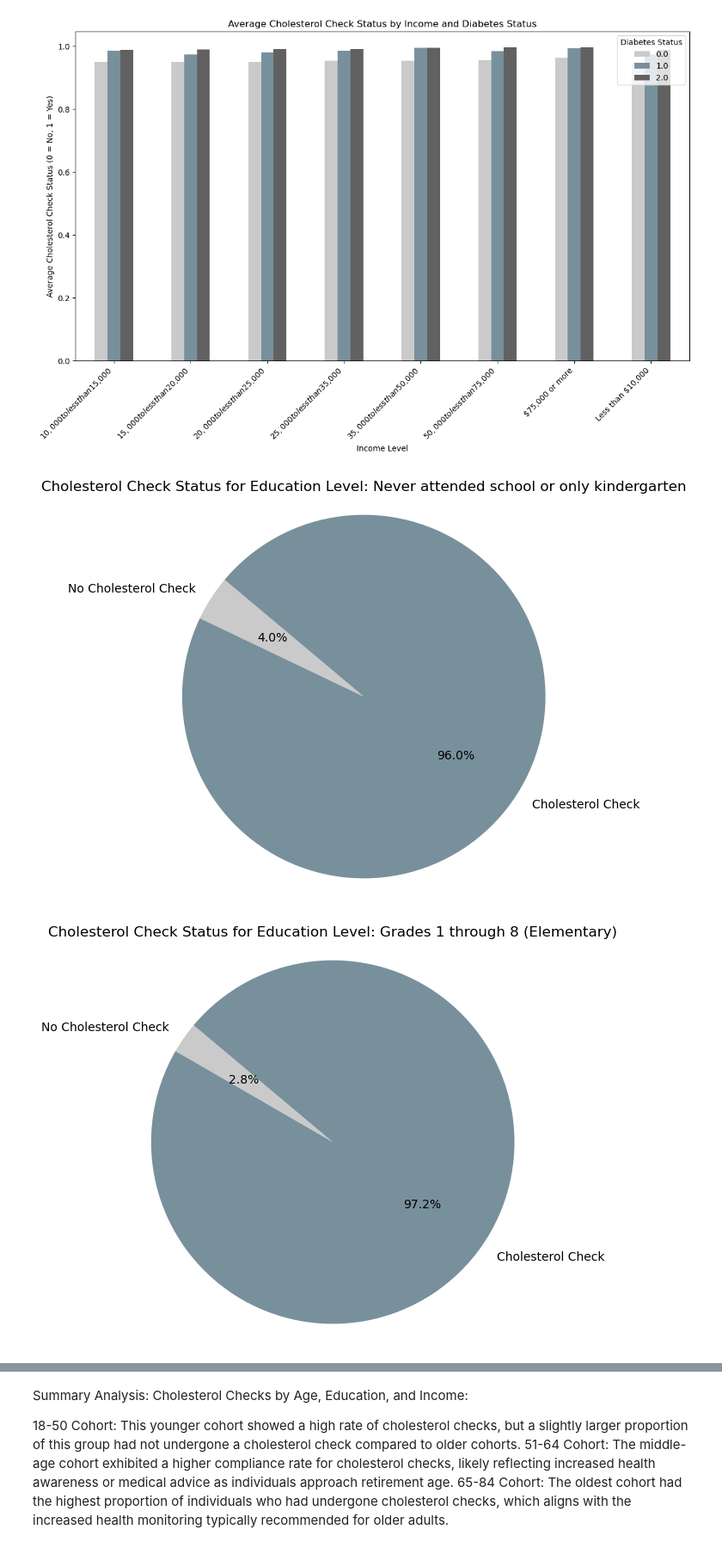
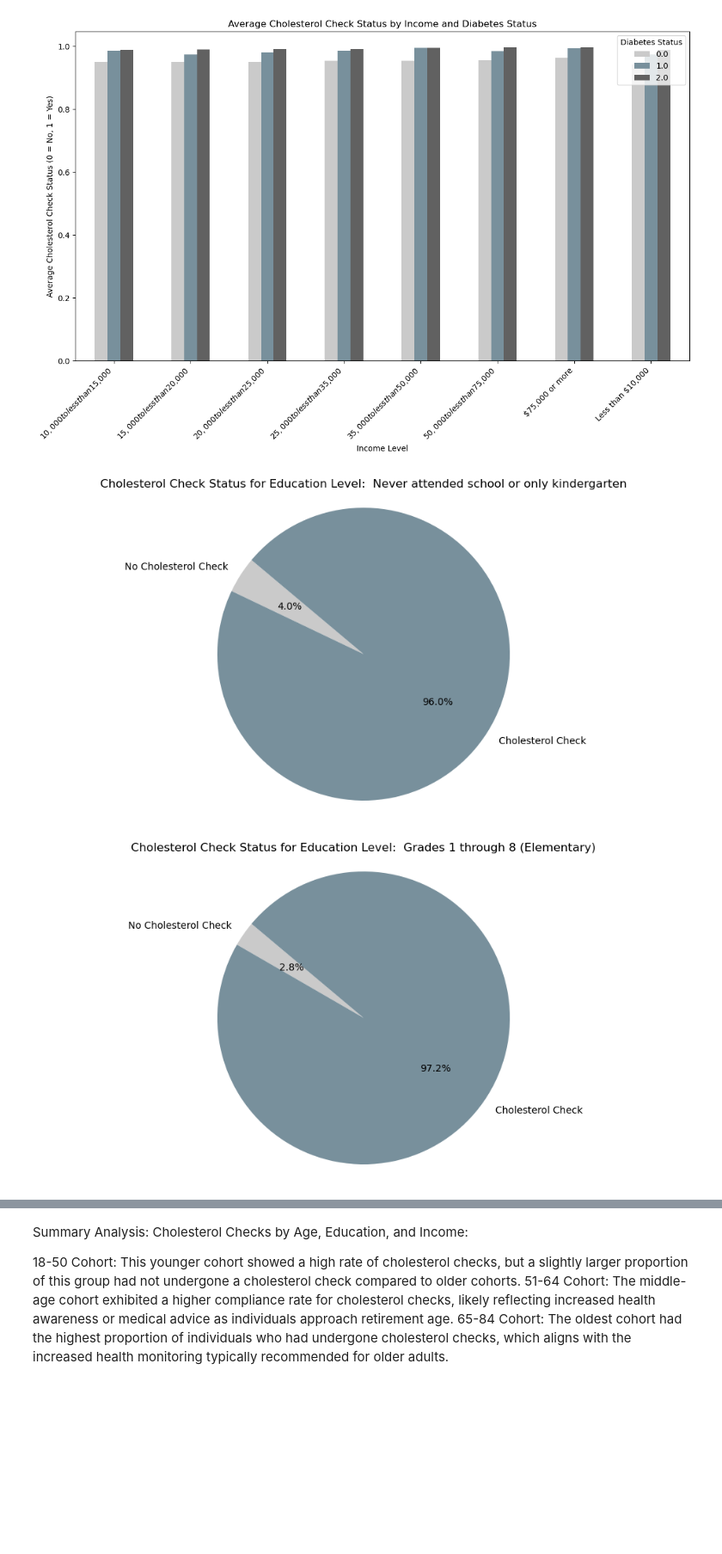
Before and after one commit to williamlevine/project-one, a Jupyter notebook: main_notebook.ipynb, the cells around one changed output, grey strips where cells are left out. Shown: that part at 86% size. Saved outputs shown, nothing was run; the diff lists cells and outputs as text; code cells hidden in the pictures; blank space fills up the shorter version.

Commit message:
uploading image labeling, added additional chi squared analysis, refined documentation

```diff
--- a/main_notebook.ipynb
+++ b/main_notebook.ipynb
@@ -290,7 +330,7 @@ $75,000 or more               0.963519  0.993076  0.996525
 Less than $10,000             0.941383  0.974522  0.987411
 [figure]
 # %%
-# Create a bar chart to visualize the average cholesterol check status by education level and diabetes status.
+# Create pie charts to visualize the average cholesterol check status by education level and diabetes status.
 
 
 # Define the education scale mapping
@@ -305,34 +345,39 @@ education_scale = {
 
 # Map the Education column to the descriptive categories
 diabetes_df['Education'] = diabetes_df['Education'].map(education_scale)
 
 # Drop rows with missing data in the relevant columns
 diabetes_df = diabetes_df.dropna(subset=['Education', 'CholCheck', 'Diabetes_012'])
 
 # Group the data by Education and CholCheck to count occurrences
 education_cholcheck = diabetes_df.groupby(['Education', 'CholCheck']).size().reset_index(name='count')
 
 # Create a pie chart for each education level
+i = 1
 for education_level in education_scale.values():
+
     # Filter the data for the current education level
     level_data = education_cholcheck[education_cholcheck['Education'] == education_level]
     labels = ['No Cholesterol Check', 'Cholesterol Check']
     sizes = level_data['count'].values if not level_data.empty else [0, 0]
     # Filter the data for the current education level
     level_data = education_cholcheck[education_cholcheck['Education'] == education_level]
 
     # Only create a pie chart if there is data
     if not level_data.empty:
         labels = ['No Cholesterol Check', 'Cholesterol Check']
         sizes = level_data['count'].values
         colors = ['#CACACA','#78909C','#616161']
 
         # Plot the pie chart
-        plt.figure(figsize=(6, 6))
+        plt.figure(figsize=(12, 6))
         plt.pie(sizes, labels=labels, colors=colors, autopct='%1.1f%%', startangle=140)
-        plt.title(f"Cholesterol Check Status for Education Level: {education_level}")
+        plt.title(f"Cholesterol Check Status for Education Level:  {education_level}")
         plt.axis('equal')  # Equal aspect ratio ensures that pie is drawn as a circle.
+       # plt.savefig("images/cholesterol_vs_education.png")
+        plt.savefig(f"images/cholesterol_vs_education{i}.png")
         plt.show()
+    i += 1
 # %% [output]
-[figure, old version]
+[figure, new version]
-[figure, old version]
+[figure, new version]
```
Also changed, not shown: parts of 11 cells of this notebook, 10 other files.
